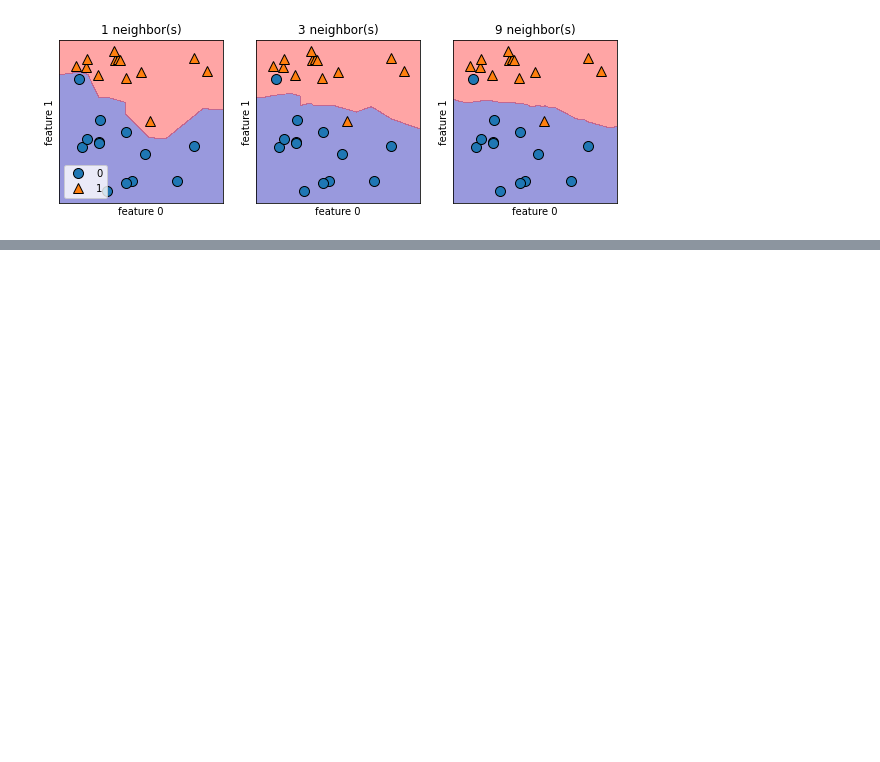
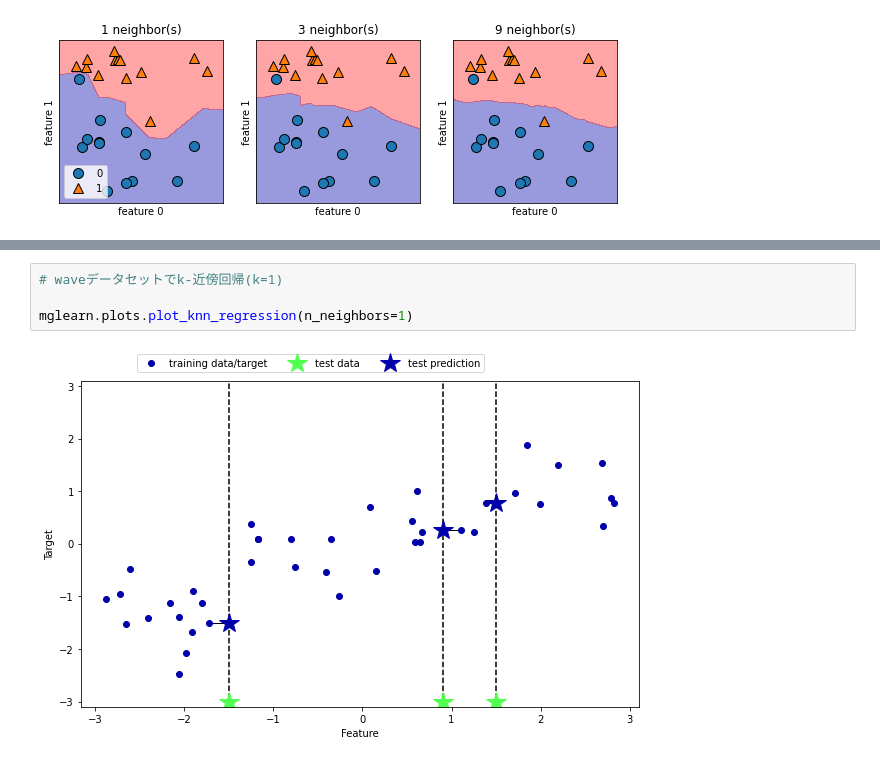
Before and after one commit to Mayokara/ML_Python, a Jupyter notebook: Chapter2.ipynb, the cells around one changed output, grey strips where cells are left out. Saved outputs shown, nothing was run; the diff lists cells and outputs as text; blank space fills up the shorter version.

```diff
--- a/Chapter2.ipynb
+++ b/Chapter2.ipynb
@@ -137,0 +203,6 @@ cancer = load_breast_cancer()
+# %%
+# waveデータセットでk-近傍回帰(k=1)
+
+mglearn.plots.plot_knn_regression(n_neighbors=1)
+# %% [output]
+[figure, added]
```
Also changed, not shown: parts of 24 cells of this notebook.
